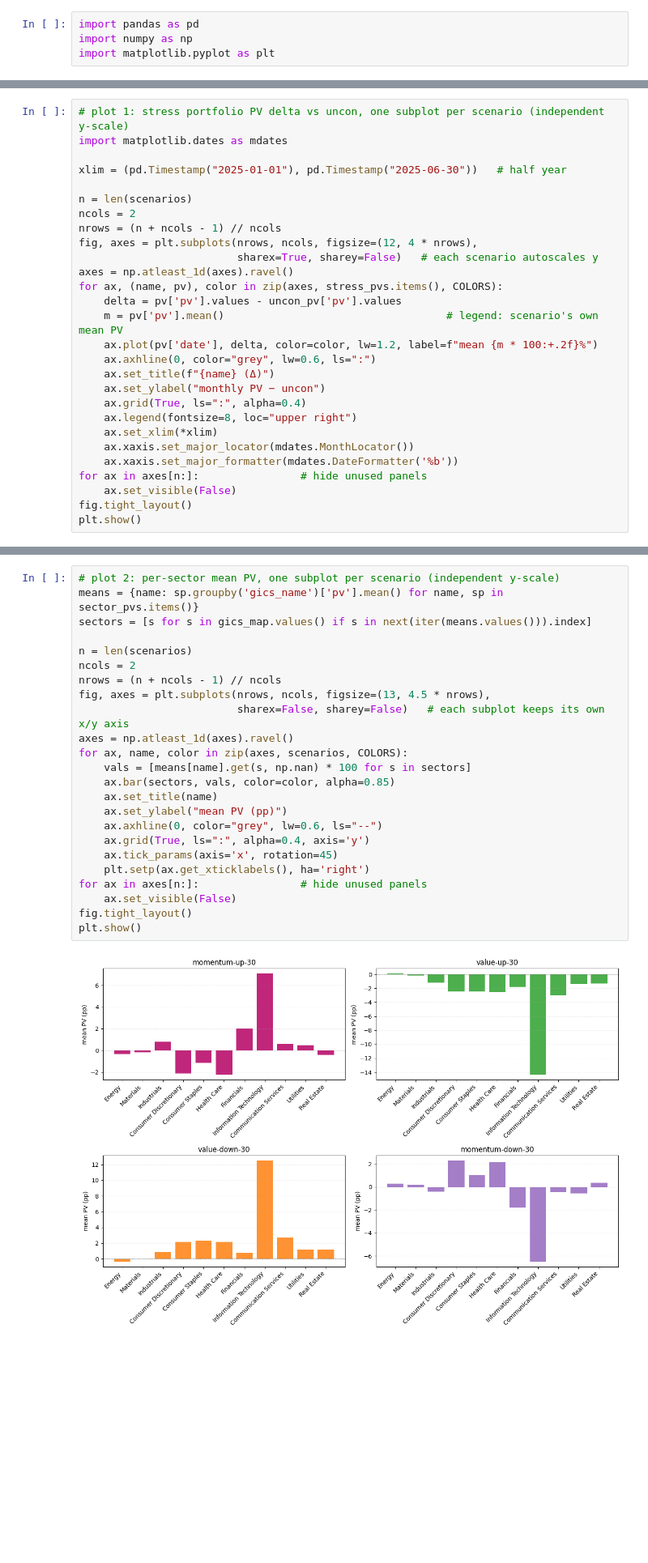
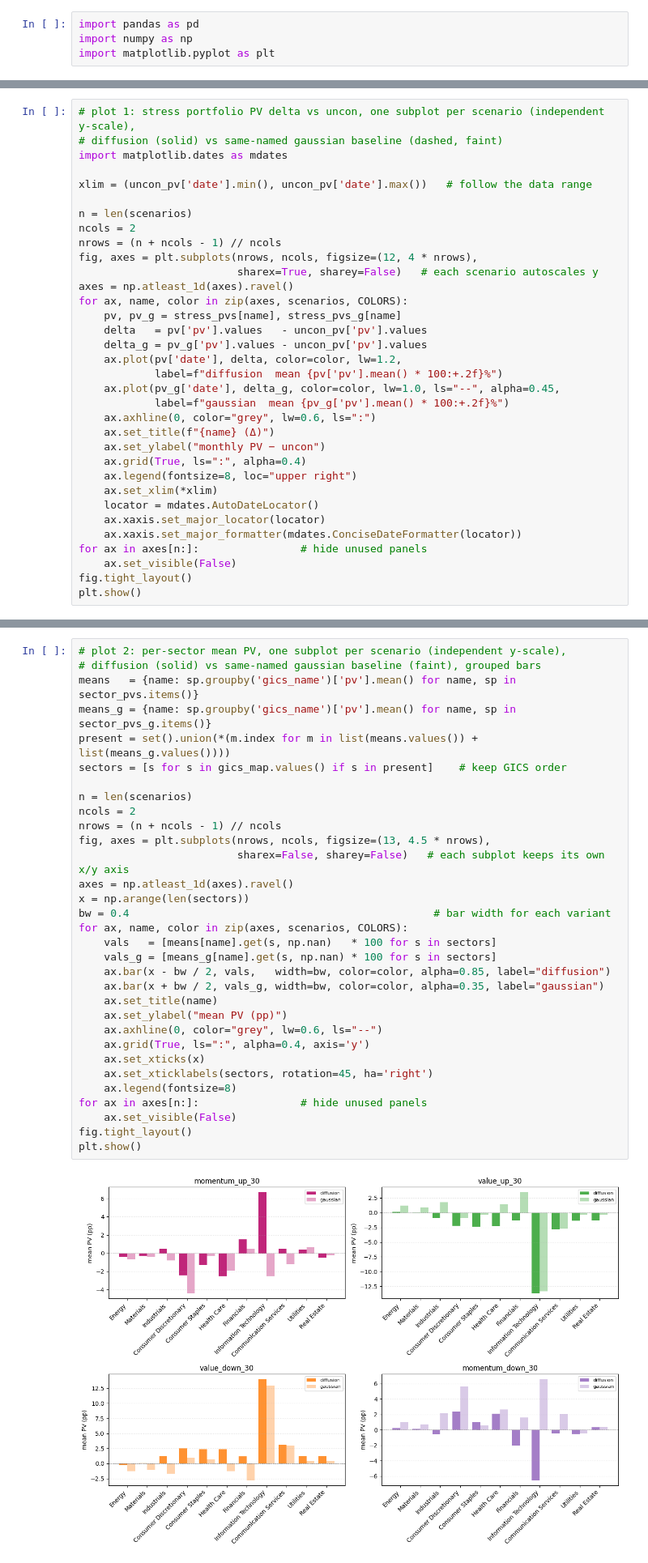
Before and after one commit to yryMax/TailEnhancedFinDiff, a Jupyter notebook: gics.ipynb, the cells around one changed output, grey strips where cells are left out. Shown at 81% size. Saved outputs shown, nothing was run; the diff lists cells and outputs as text; blank space fills up the shorter version.

```diff
--- a/gics.ipynb
+++ b/gics.ipynb
@@ -76,8 +176,9 @@ momentum-down-30   mean PV -3.33%
 # %%
-# plot 1: stress portfolio PV delta vs uncon, one subplot per scenario (independent y-scale)
+# plot 1: stress portfolio PV delta vs uncon, one subplot per scenario (independent y-scale),
+# diffusion (solid) vs same-named gaussian baseline (dashed, faint)
 import matplotlib.dates as mdates
 
-xlim = (pd.Timestamp("2025-01-01"), pd.Timestamp("2025-06-30"))   # half year
+xlim = (uncon_pv['date'].min(), uncon_pv['date'].max())   # follow the data range
 
 n = len(scenarios)
 ncols = 2
@@ -85,18 +186,23 @@ nrows = (n + ncols - 1) // ncols
 fig, axes = plt.subplots(nrows, ncols, figsize=(12, 4 * nrows),
                          sharex=True, sharey=False)   # each scenario autoscales y
 axes = np.atleast_1d(axes).ravel()
-for ax, (name, pv), color in zip(axes, stress_pvs.items(), COLORS):
-    delta = pv['pv'].values - uncon_pv['pv'].values
-    m = pv['pv'].mean()                                   # legend: scenario's own mean PV
-    ax.plot(pv['date'], delta, color=color, lw=1.2, label=f"mean {m * 100:+.2f}%")
+for ax, name, color in zip(axes, scenarios, COLORS):
+    pv, pv_g = stress_pvs[name], stress_pvs_g[name]
+    delta   = pv['pv'].values   - uncon_pv['pv'].values
+    delta_g = pv_g['pv'].values - uncon_pv['pv'].values
+    ax.plot(pv['date'], delta, color=color, lw=1.2,
+            label=f"diffusion  mean {pv['pv'].mean() * 100:+.2f}%")
+    ax.plot(pv_g['date'], delta_g, color=color, lw=1.0, ls="--", alpha=0.45,
+            label=f"gaussian  mean {pv_g['pv'].mean() * 100:+.2f}%")
     ax.axhline(0, color="grey", lw=0.6, ls=":")
     ax.set_title(f"{name} (Δ)")
     ax.set_ylabel("monthly PV − uncon")
     ax.grid(True, ls=":", alpha=0.4)
     ax.legend(fontsize=8, loc="upper right")
     ax.set_xlim(*xlim)
-    ax.xaxis.set_major_locator(mdates.MonthLocator())
-    ax.xaxis.set_major_formatter(mdates.DateFormatter('%b'))
+    locator = mdates.AutoDateLocator()
+    ax.xaxis.set_major_locator(locator)
+    ax.xaxis.set_major_formatter(mdates.ConciseDateFormatter(locator))
 for ax in axes[n:]:                # hide unused panels
     ax.set_visible(False)
 fig.tight_layout()
@@ -106,26 +212,34 @@ plt.show()
 # %%
-# plot 2: per-sector mean PV, one subplot per scenario (independent y-scale)
-means = {name: sp.groupby('gics_name')['pv'].mean() for name, sp in sector_pvs.items()}
-sectors = [s for s in gics_map.values() if s in next(iter(means.values())).index]
+# plot 2: per-sector mean PV, one subplot per scenario (independent y-scale),
+# diffusion (solid) vs same-named gaussian baseline (faint), grouped bars
+means   = {name: sp.groupby('gics_name')['pv'].mean() for name, sp in sector_pvs.items()}
+means_g = {name: sp.groupby('gics_name')['pv'].mean() for name, sp in sector_pvs_g.items()}
+present = set().union(*(m.index for m in list(means.values()) + list(means_g.values())))
+sectors = [s for s in gics_map.values() if s in present]    # keep GICS order
 
 n = len(scenarios)
 ncols = 2
 nrows = (n + ncols - 1) // ncols
 fig, axes = plt.subplots(nrows, ncols, figsize=(13, 4.5 * nrows),
                          sharex=False, sharey=False)   # each subplot keeps its own x/y axis
 axes = np.atleast_1d(axes).ravel()
+x = np.arange(len(sectors))
+bw = 0.4                                                # bar width for each variant
 for ax, name, color in zip(axes, scenarios, COLORS):
-    vals = [means[name].get(s, np.nan) * 100 for s in sectors]
-    ax.bar(sectors, vals, color=color, alpha=0.85)
+    vals   = [means[name].get(s, np.nan)   * 100 for s in sectors]
+    vals_g = [means_g[name].get(s, np.nan) * 100 for s in sectors]
+    ax.bar(x - bw / 2, vals,   width=bw, color=color, alpha=0.85, label="diffusion")
+    ax.bar(x + bw / 2, vals_g, width=bw, color=color, alpha=0.35, label="gaussian")
     ax.set_title(name)
     ax.set_ylabel("mean PV (pp)")
     ax.axhline(0, color="grey", lw=0.6, ls="--")
     ax.grid(True, ls=":", alpha=0.4, axis='y')
-    ax.tick_params(axis='x', rotation=45)
-    plt.setp(ax.get_xticklabels(), ha='right')
+    ax.set_xticks(x)
+    ax.set_xticklabels(sectors, rotation=45, ha='right')
+    ax.legend(fontsize=8)
 for ax in axes[n:]:                # hide unused panels
     ax.set_visible(False)
 fig.tight_layout()
 plt.show()
 # %% [output]
-[figure, old version]
+[figure, new version]
```
Also changed, not shown: parts of 8 cells of this notebook, 2 other files.
